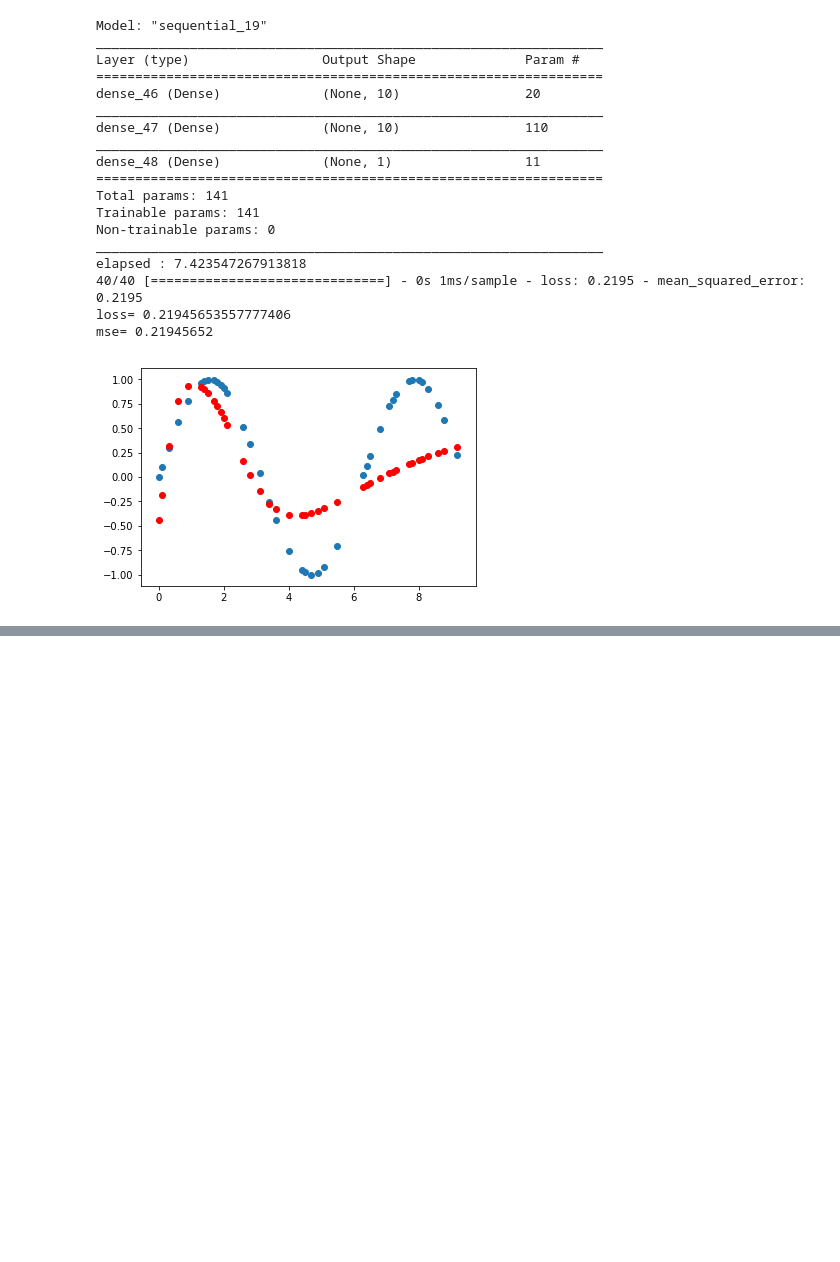
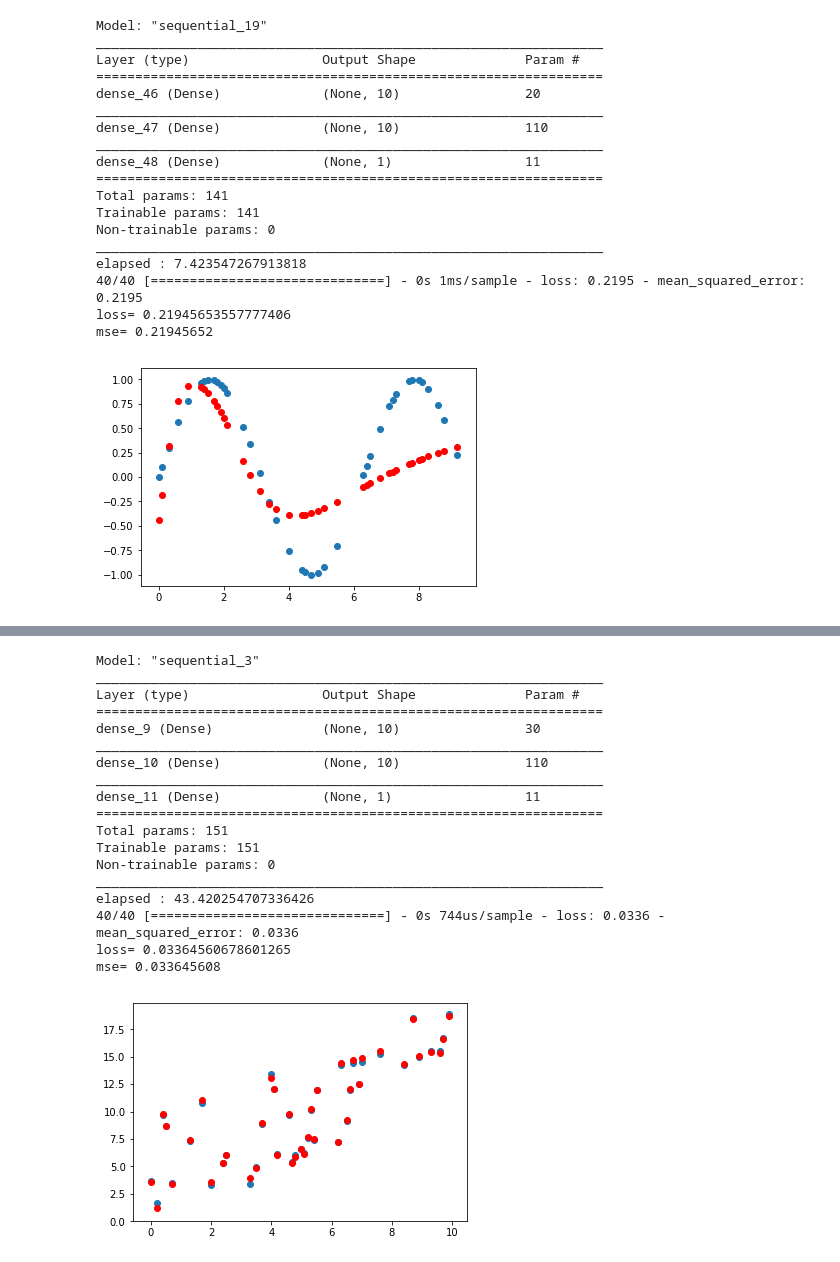
Before and after one commit to dhrim/cup_deeplearning_seminar, a Jupyter notebook: 교육자료/keras_and_dnn.ipynb, the cells around one changed output, grey strips where cells are left out. Cells and saved outputs as stored; diff of their text form; code cells hidden in the pictures; blank space fills up the shorter version.

Commit message:
keras, dnn 실습 내용 업데이트

```diff
--- a/교육자료/keras_and_dnn.ipynb
+++ b/교육자료/keras_and_dnn.ipynb
@@ -1963,0 +2060,68 @@ mse= 0.21945652
+# %%
+
+x1 = np.arange(0, 10, 0.1)
+np.random.shuffle(x1)
+x2 = np.arange(0, 10, 0.1)
+np.random.shuffle(x2)
+
+x = np.ones((x1.shape[0],2))
+x[:,0] = x1
+x[:,1] = x2
+np.random.shuffle(x)
+
+y = np.sum(x, axis=1)
+
+
+s = int(x.shape[0]*0.6)
+train_x, test_x = x[:s], x[s:]
+train_y, test_y = y[:s], y[s:]
+
+
+
+from tensorflow.keras import optimizers
+from tensorflow.keras.layers import Dense
+
+model = keras.Sequential()
+# model.add(Dense(10, activation='tanh', input_shape=(1,)))
+model.add(Dense(10, activation='tanh', input_shape=(2,)))
+model.add(Dense(10, activation='tanh'))
+model.add(Dense(1))
+
+model.compile(optimizer="SGD", loss="mse", metrics=["mse"])
+model.summary()
+
+start = time.time()
+model.fit(train_x, train_y, epochs=1000*5, verbose=0, batch_size=20)
+print("elapsed :", (time.time() - start))
+
+loss, mse = model.evaluate(test_x, test_y)
+print("loss=", loss)
+print("mse=", mse)
+
+y_ = model.predict(test_x)
+
+# plt.scatter(test_x,test_y)
+# plt.scatter(test_x,y_, color="r")
+plt.scatter(test_x.T[0],test_y)
+plt.scatter(test_x.T[0],y_, color="r")
+plt.show()
+# %% [output]
+Model: "sequential_3"
+_________________________________________________________________
+Layer (type)                 Output Shape              Param #
+=================================================================
+dense_9 (Dense)              (None, 10)                30
+_________________________________________________________________
+dense_10 (Dense)             (None, 10)                110
+_________________________________________________________________
+dense_11 (Dense)             (None, 1)                 11
+=================================================================
+Total params: 151
+Trainable params: 151
+Non-trainable params: 0
+_________________________________________________________________
+elapsed : 43.420254707336426
+40/40 [==============================] - 0s 744us/sample - loss: 0.0336 - mean_squared_error: 0.0336
+loss= 0.03364560678601265
+mse= 0.033645608
+[figure, added]
```
Also changed, not shown: parts of 44 cells of this notebook, 4 other files.
